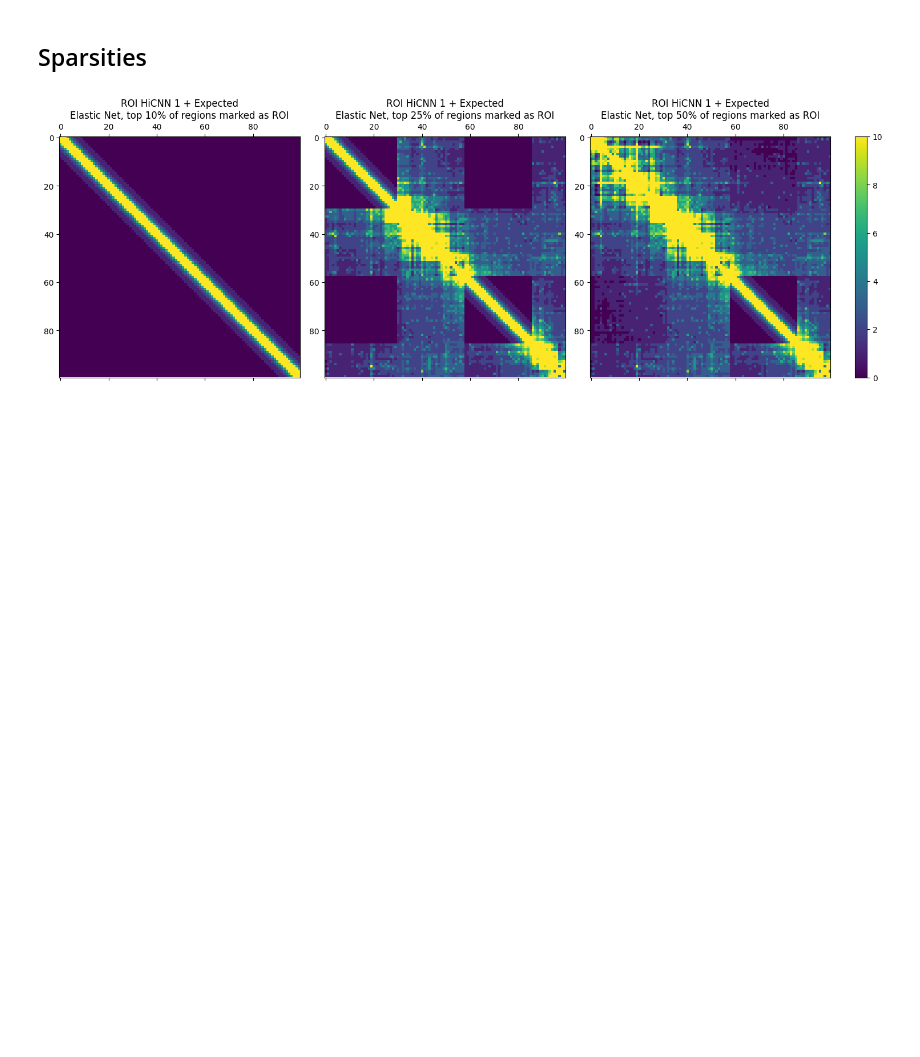
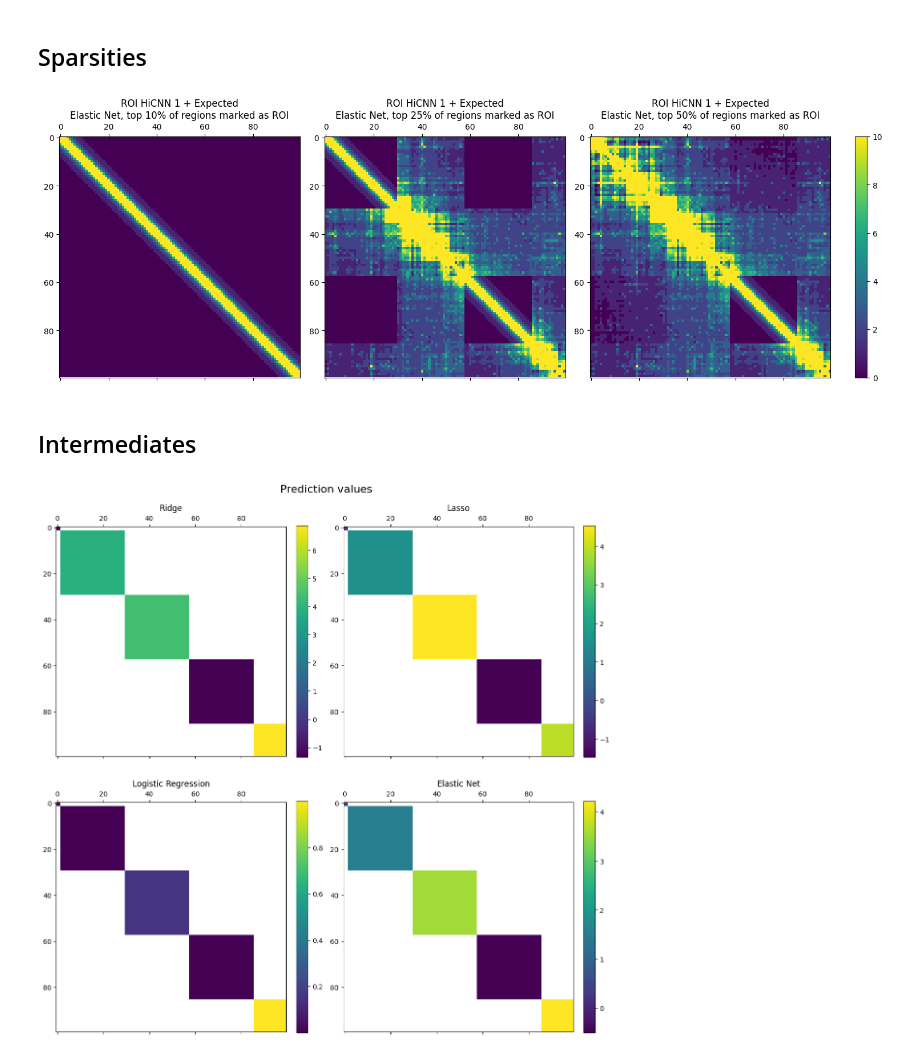
Before and after one commit to amulyagarimella/fast-sequencing-AI-imputation, a Jupyter notebook: notebooks/visualize_results.ipynb, the cells around one changed output. Drawn from its saved outputs; the diff is of its cells as text; code cells hidden in the pictures; blank space fills up the shorter version.

Commit message:
predictions

```diff
--- a/notebooks/visualize_results.ipynb
+++ b/notebooks/visualize_results.ipynb
@@ -163,3 +163,27 @@ plt.savefig("../figures/fig11/roi_expected_hicnn1_s10_s25_s50_elasticnet.png")
 plt.show()
 # %% [output]
 [figure]
+# %% [markdown]
+## Intermediates
+# %%
+lasso_preds = np.load("/Users/amulyagarimella/Documents/2241finalproject/outputs/imputed/HiCNN2/down16/roi/expected/intermediates/2025-05-09_15-56-19/predictions.mat.npy")
+logreg_preds = np.load("/Users/amulyagarimella/Documents/2241finalproject/outputs/imputed/HiCNN2/down16/roi/expected/intermediates/2025-05-09_15-58-05/predictions.mat.npy")
+elasticnet_preds = np.load("/Users/amulyagarimella/Documents/2241finalproject/outputs/imputed/HiCNN2/down16/roi/expected/intermediates/2025-05-09_15-54-31/predictions.mat.npy")
+ridge_preds = np.load("/Users/amulyagarimella/Documents/2241finalproject/outputs/imputed/HiCNN2/down16/roi/expected/intermediates/2025-05-09_15-52-48/predictions.mat.npy")
+# %%
+fig, axes = plt.subplots(2, 2, figsize=(12, 12))
+axes = axes.flatten()
+
+for ax, preds, name in zip(axes, [ridge_preds, lasso_preds, logreg_preds, elasticnet_preds], ["Ridge", "Lasso", "Logistic Regression", "Elastic Net"]):
+    to_plot = preds[start_px:start_px+size_px,start_px:start_px+size_px]
+    to_plot[np.where(to_plot == 0)] = np.nan
+
+    img = ax.matshow(to_plot)
+    ax.set_title(f"{name}")
+    fig.colorbar(img,ax=ax, fraction=0.046, pad=0.04)
+plt.suptitle("Prediction values", fontsize=16)
+plt.tight_layout()
+plt.savefig("../figures/fig12/prediction_values.png")
+plt.show()
+# %% [output]
+[figure, added]
```
Also changed, not shown: 28 other files.
